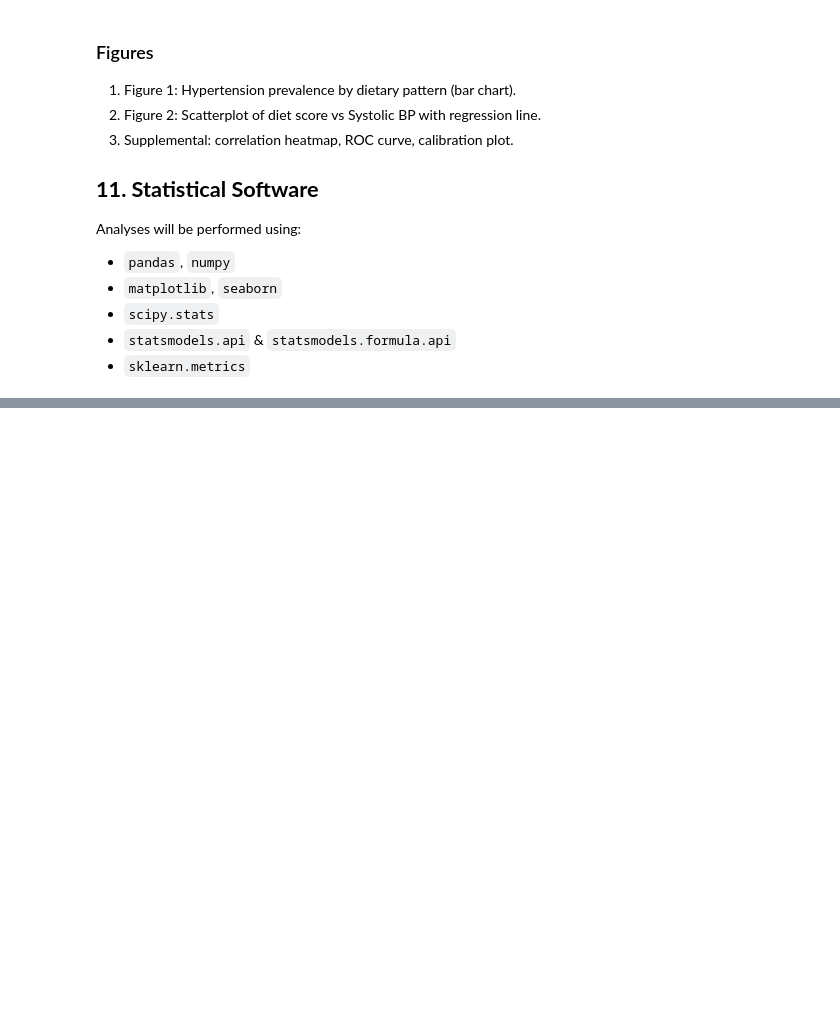
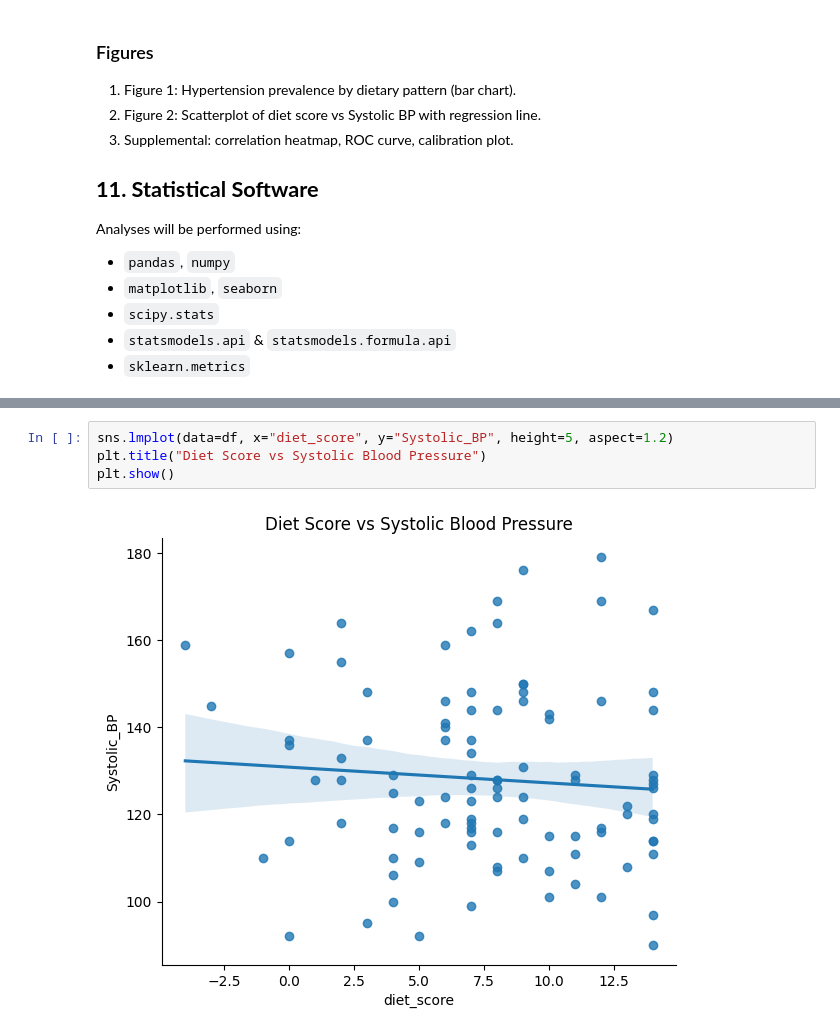
Before and after one commit to tfalae/BIOS-584, a Jupyter notebook: Project TFalae.ipynb, the cells around one changed output, grey strips where cells are left out. Cells and saved outputs as stored; diff of their text form; blank space fills up the shorter version.

```diff
--- a/Project TFalae.ipynb
+++ b/Project TFalae.ipynb
@@ -267,0 +697,6 @@ Analyses will be performed using:
+# %%
+sns.lmplot(data=df, x="diet_score", y="Systolic_BP", height=5, aspect=1.2)
+plt.title("Diet Score vs Systolic Blood Pressure")
+plt.show()
+# %% [output]
+[figure, added]
```
Also changed, not shown: parts of 27 cells of this notebook.
